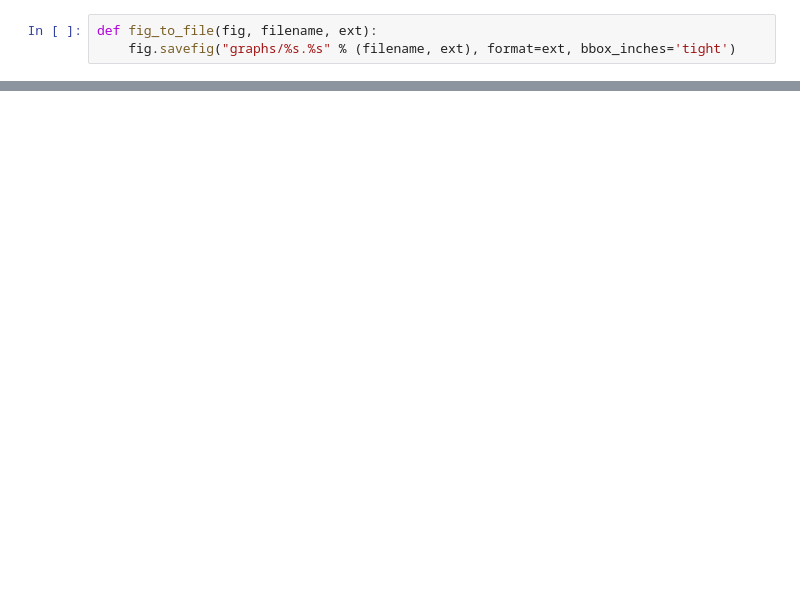
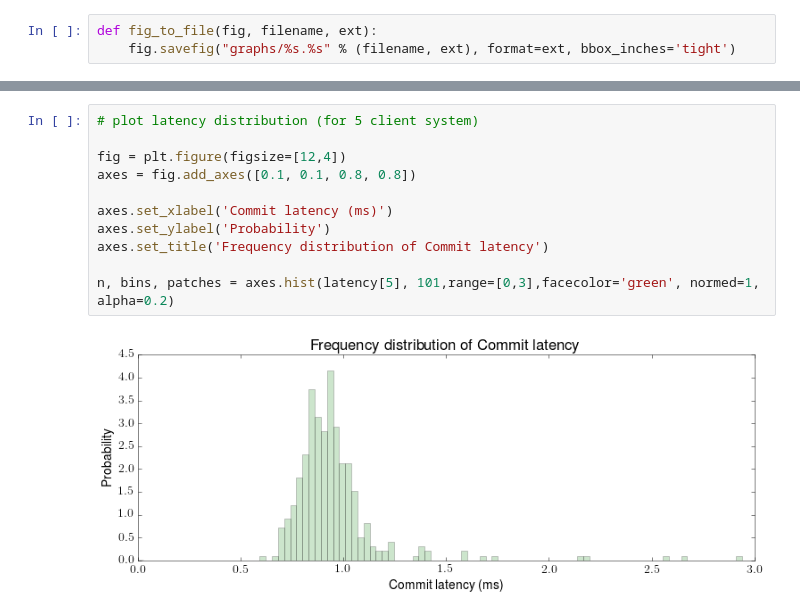
Before and after one commit to heidihoward/ios, a Jupyter notebook: scripts/graph_plotting.ipynb, the cells around one changed output, grey strips where cells are left out. Saved outputs shown, nothing was run; the diff lists cells and outputs as text; blank space fills up the shorter version.

```diff
--- a/scripts/graph_plotting.ipynb
+++ b/scripts/graph_plotting.ipynb
@@ -41,2 +50,15 @@ for c in clients:
+# %%
+# plot latency distribution (for 5 client system)
+
+fig = plt.figure(figsize=[12,4])
+axes = fig.add_axes([0.1, 0.1, 0.8, 0.8])
+
+axes.set_xlabel('Commit latency (ms)')
+axes.set_ylabel('Probability')
+axes.set_title('Frequency distribution of Commit latency')
+
+n, bins, patches = axes.hist(latency[5], 101,range=[0,3],facecolor='green', normed=1, alpha=0.2)
+# %% [output]
+[figure, added]
 # %%
 # plot simple CFD
```
Also changed, not shown: parts of 6 cells of this notebook.
